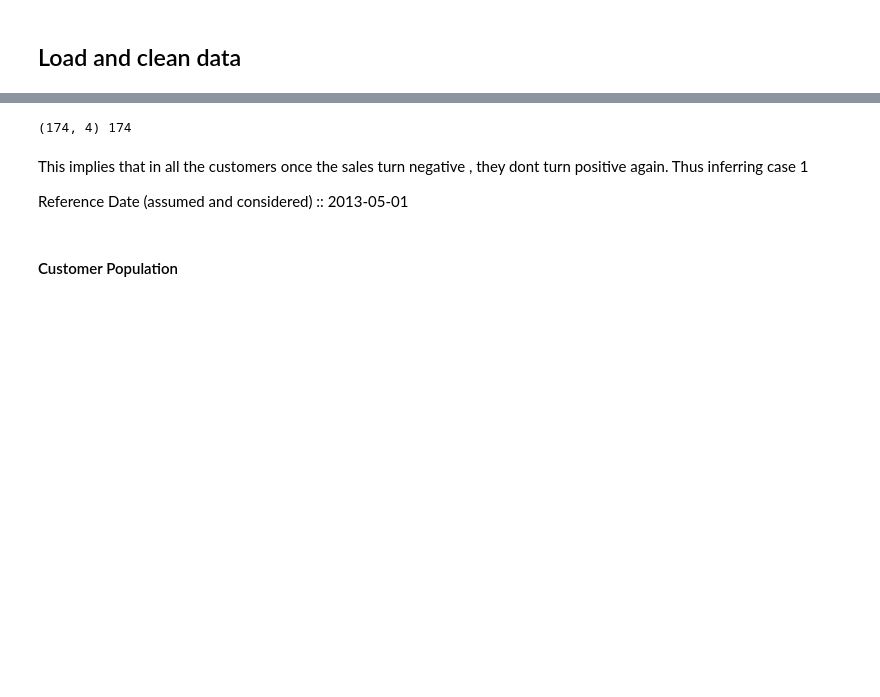
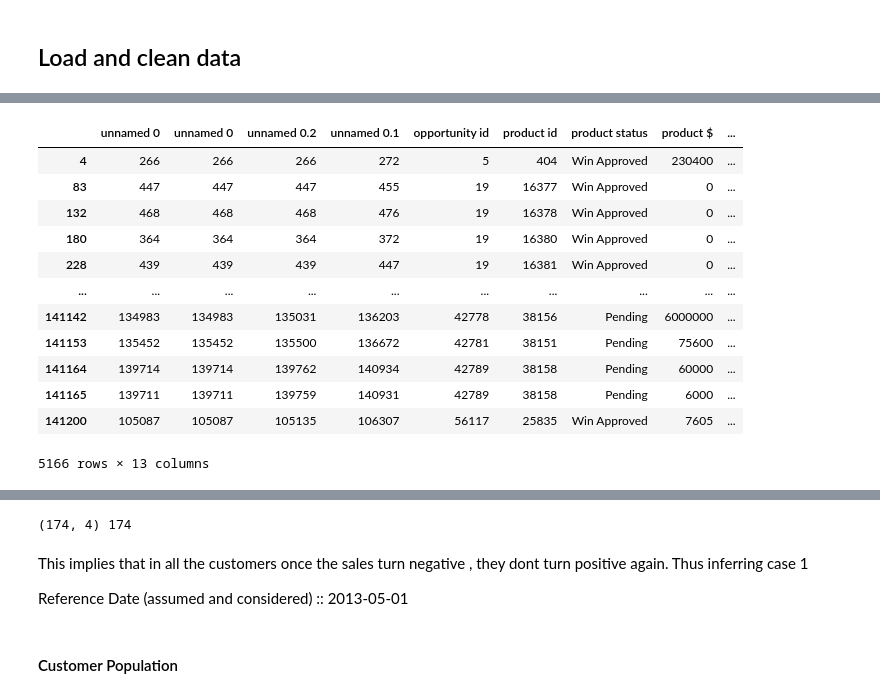
Before and after one commit to RohitKumar-TA/Team_7_Case_Study, a Jupyter notebook: notebooks/dev/team7/02_data_processing.ipynb, the cells around one changed output, grey strips where cells are left out. Saved outputs shown, nothing was run; the diff lists cells and outputs as text; code cells hidden in the pictures; blank space fills up the shorter version.

```diff
--- a/notebooks/dev/team7/02_data_processing.ipynb
+++ b/notebooks/dev/team7/02_data_processing.ipynb
@@ -135,0 +804,23 @@ Evaluating which of the above 2 cases does the data belong to -
+# %%
+temp_product_df=filtered_product_df.drop_duplicates(subset=['opportunity id','product id','product $','product quantity'],keep='last')
+
+temp_product_df['product $'] = temp_product_df['product $'].astype(int)
+temp_product_df['product quantity'] = temp_product_df['product quantity'].astype(int)
+
+temp_product_df['opportunity average price']=temp_product_df.groupby('opportunity id')['product $'].transform('mean')
+temp_product_df['opportunity total quantity']=temp_product_df.groupby('opportunity id')['product quantity'].transform('sum')
+temp_product_df
+# %% [output]
+|  | unnamed 0 | unnamed 0 | unnamed 0.2 | unnamed 0.1 | opportunity id | product id | product status | product $ | ... |
+| 4 | 266 | 266 | 266 | 272 | 5 | 404 | Win Approved | 230400 | ... |
+| 83 | 447 | 447 | 447 | 455 | 19 | 16377 | Win Approved | 0 | ... |
+| 132 | 468 | 468 | 468 | 476 | 19 | 16378 | Win Approved | 0 | ... |
+| 180 | 364 | 364 | 364 | 372 | 19 | 16380 | Win Approved | 0 | ... |
+| 228 | 439 | 439 | 439 | 447 | 19 | 16381 | Win Approved | 0 | ... |
+| ... | ... | ... | ... | ... | ... | ... | ... | ... | ... |
+| 141142 | 134983 | 134983 | 135031 | 136203 | 42778 | 38156 | Pending | 6000000 | ... |
+| 141153 | 135452 | 135452 | 135500 | 136672 | 42781 | 38151 | Pending | 75600 | ... |
+| 141164 | 139714 | 139714 | 139762 | 140934 | 42789 | 38158 | Pending | 60000 | ... |
+| 141165 | 139711 | 139711 | 139759 | 140931 | 42789 | 38158 | Pending | 6000 | ... |
+| 141200 | 105087 | 105087 | 105135 | 106307 | 56117 | 25835 | Win Approved | 7605 | ... |
+5166 rows × 13 columns
```
Also changed, not shown: parts of 104 cells of this notebook, 3 other files.
